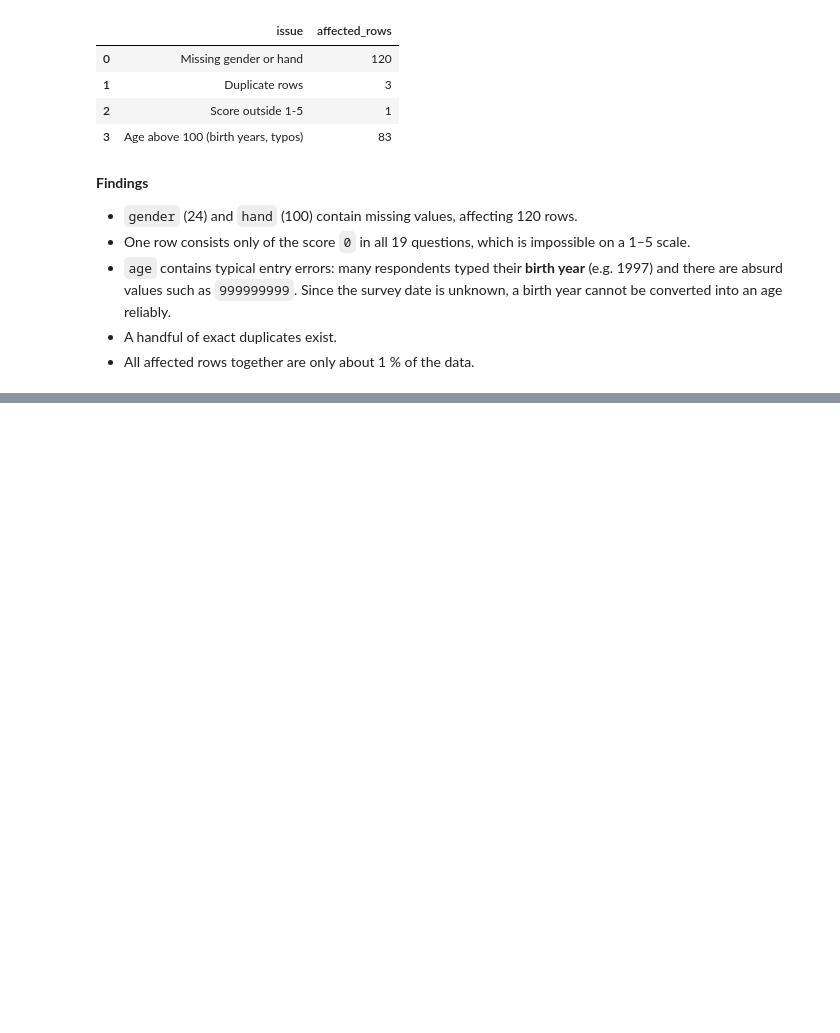
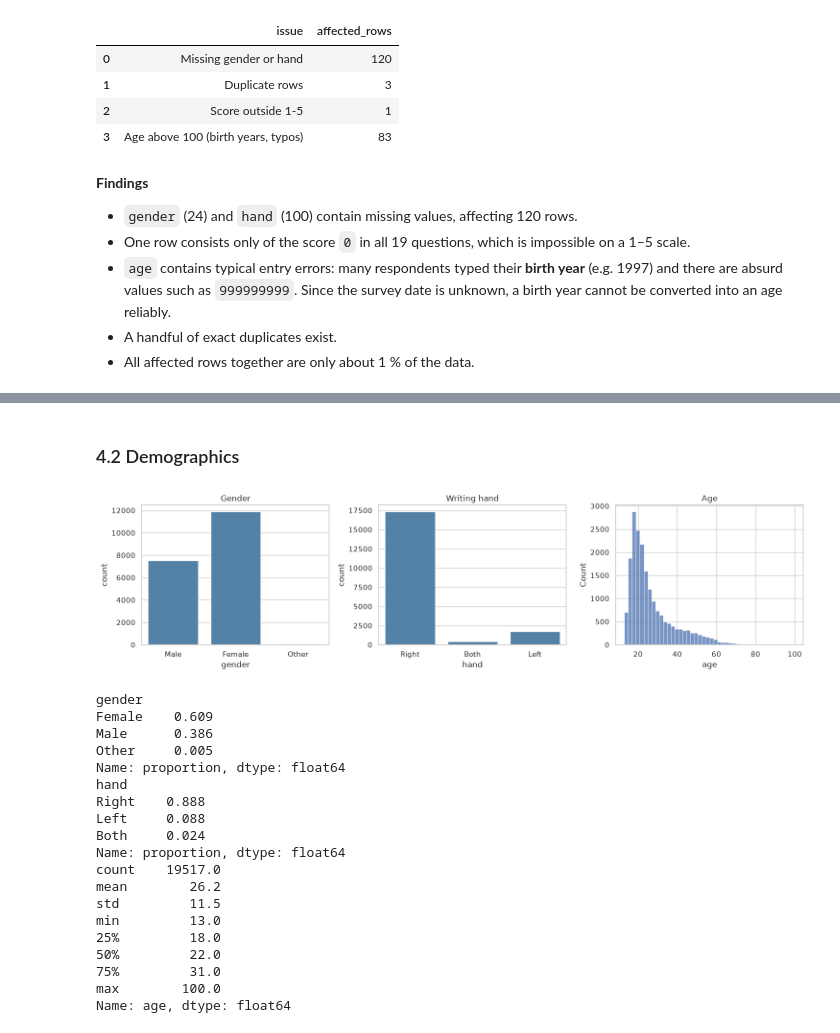
Before and after one commit to marc-matull/personality-predictor, a Jupyter notebook: notebooks/01_eda.ipynb, the cells around one changed output, grey strips where cells are left out. Cells and saved outputs as stored; diff of their text form; code cells hidden in the pictures; blank space fills up the shorter version.

```diff
--- a/notebooks/01_eda.ipynb
+++ b/notebooks/01_eda.ipynb
@@ -225,0 +270,41 @@ issue_summary
+# %% [markdown]
+### 4.2 Demographics
+# %%
+fig, axes = plt.subplots(1, 3, figsize=(15, 4))
+
+sns.countplot(data=plot_df, x="gender", color="steelblue", ax=axes[0])
+axes[0].set_title("Gender")
+
+sns.countplot(data=plot_df, x="hand", color="steelblue", ax=axes[1])
+axes[1].set_title("Writing hand")
+
+sns.histplot(data=plot_df, x="age", binwidth=2, ax=axes[2])
+axes[2].set_title("Age")
+
+fig.tight_layout()
+plt.show()
+
+print(plot_df["gender"].value_counts(normalize=True).round(3))
+print(plot_df["hand"].value_counts(normalize=True).round(3))
+print(plot_df["age"].describe().round(1))
+# %% [output]
+[figure, added]
+gender
+Female    0.609
+Male      0.386
+Other     0.005
+Name: proportion, dtype: float64
+hand
+Right    0.888
+Left     0.088
+Both     0.024
+Name: proportion, dtype: float64
+count    19517.0
+mean        26.2
+std         11.5
+min         13.0
+25%         18.0
+50%         22.0
+75%         31.0
+max        100.0
+Name: age, dtype: float64
```
Also changed, not shown: parts of 9 cells of this notebook.
